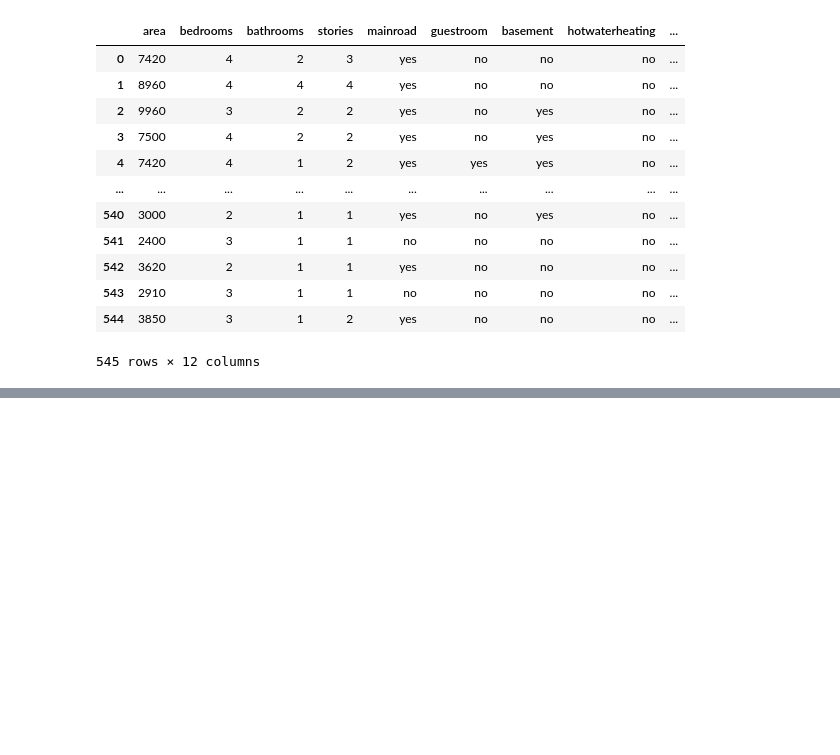
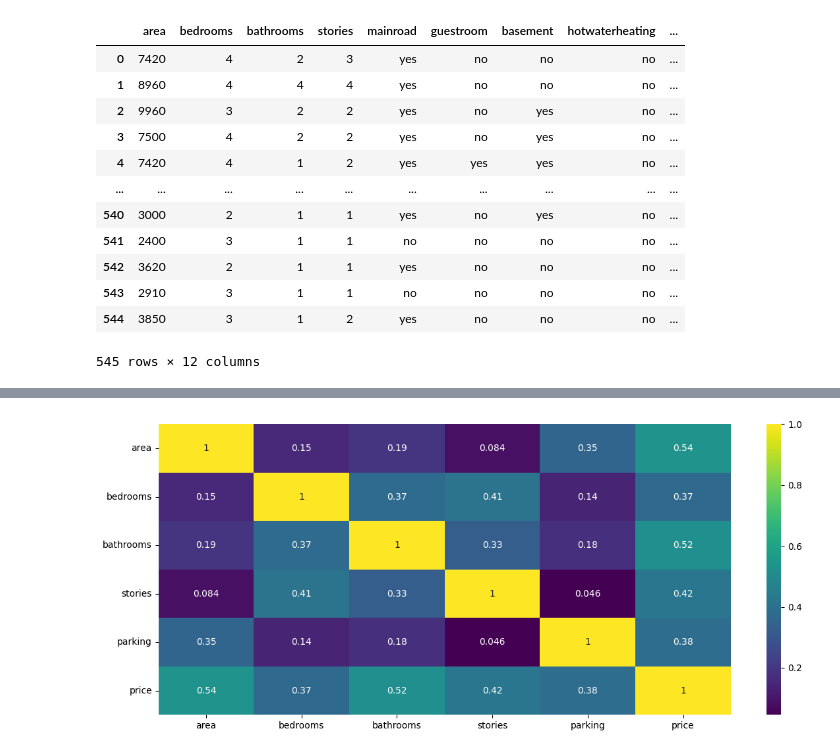
Before and after one commit to hahahang0/MLPracFromKaggle, a Jupyter notebook: House price prediction/practical/practical.ipynb, the cells around one changed output, grey strips where cells are left out. Saved outputs shown, nothing was run; the diff lists cells and outputs as text; code cells hidden in the pictures; blank space fills up the shorter version.

```diff
--- a/House price prediction/practical/practical.ipynb
+++ b/House price prediction/practical/practical.ipynb
@@ -38,0 +154,6 @@ housing_dataset
+# %%
+temp_df["guestroom_encoded"] = temp_df["guestroom"].map({"yes":1,"no":0})
+temp_df["basement_encoded"] = temp_df["basement"].map({"yes":1,"no":0})
+temp_df["hotwaterheating_encoded"] = temp_df["hotwaterheating"].map({"yes":1,"no":0})
+temp_df["airconditioning_encoded"] = temp_df["airconditioning"].map({"yes":1,"no":0})
+temp_df["prefarea_encoded"] = temp_df["prefarea"].map({"yes":1,"no":0})
@@ -38,0 +176,4 @@ housing_dataset
+# %%
+encoder = LabelEncoder()
+# %%
+temp_df['furnishingstatus_encoded'] = encoder.fit_transform(temp_df["furnishingstatus"])
@@ -38,0 +216,2 @@ housing_dataset
+# %%
+temp_df = temp_df.drop(columns=temp_df.select_dtypes("object"))
@@ -38,0 +234,7 @@ housing_dataset
+# %%
+plt.figure(figsize=(12,5))
+sns.heatmap(temp_df.iloc[:,:6].corr(),cmap='viridis',annot=True,fmt='.2g')
+plt.tight_layout()
+plt.show()
+# %% [output]
+[figure, added]
```
Also changed, not shown: parts of 44 cells of this notebook, 1 other file.
